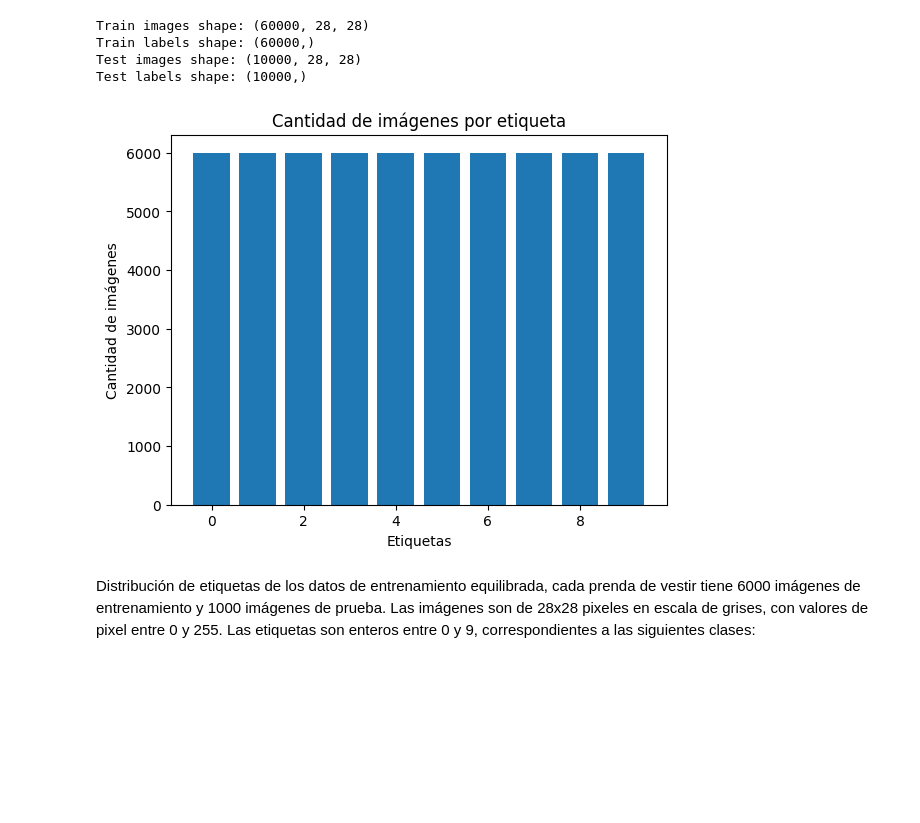
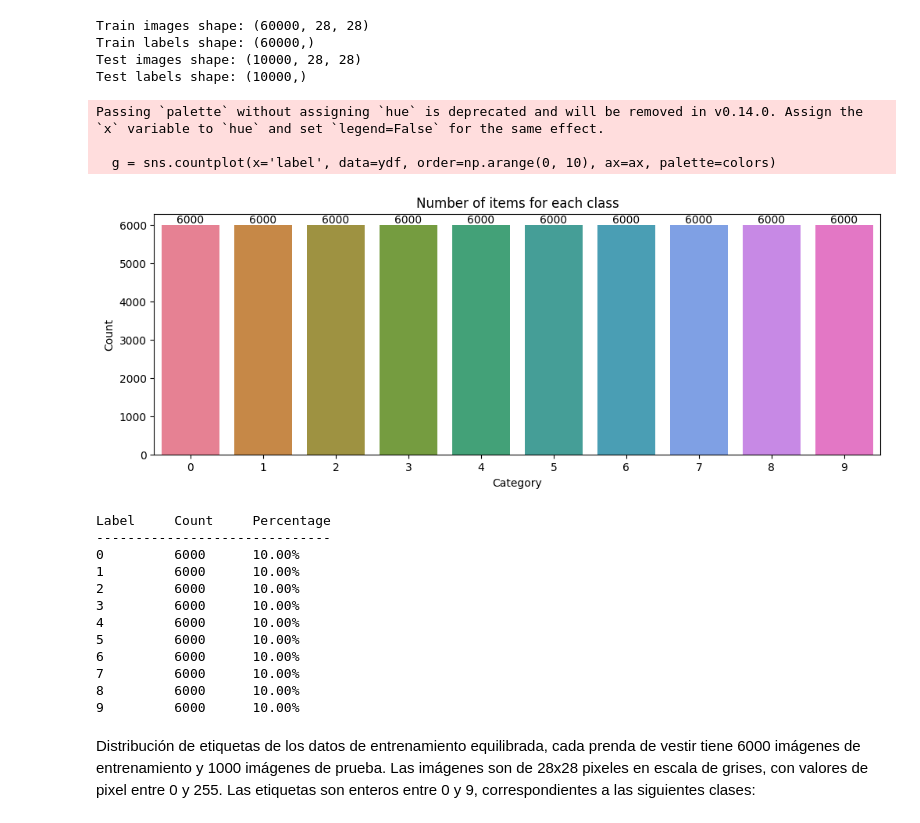
Before and after one commit to azulnogueraa/apparelsClassification, a Jupyter notebook: apparelsClassification.ipynb, the cells around one changed output. Cells and saved outputs as stored; diff of their text form; code cells hidden in the pictures; blank space fills up the shorter version.

```diff
--- a/apparelsClassification.ipynb
+++ b/apparelsClassification.ipynb
@@ -58,40 +60,73 @@ Test images shape: (10000, 28, 28)
 Test labels shape: (10000,)
 # %%
 import pandas as pd
+import numpy as np
+import matplotlib.pyplot as plt
 import seaborn as sns
 
 def plot_count_per_class(yd):
-    ydf = pd.DataFrame(yd)
-    f, ax = plt.subplots(1,1, figsize=(12,4))
-    g = sns.countplot(ydf[0], order = np.arange(0,10))
+    # Convertir las etiquetas en DataFrame
+    ydf = pd.DataFrame(yd, columns=['label'])
+    f, ax = plt.subplots(1, 1, figsize=(12, 4))
+
+    # Definir colores personalizados para cada barra
+    colors = sns.color_palette('husl', 10)  # Generar una paleta de 10 colores
+
+    # Graficar la distribución de etiquetas
+    g = sns.countplot(x='label', data=ydf, order=np.arange(0, 10), ax=ax, palette=colors)
     g.set_title("Number of items for each class")
     g.set_xlabel("Category")
+    g.set_ylabel("Count")
 
-    for p, label in zip(g.patches, np.arange(0,10)):
-        g.annotate(train_lbs[label], (p.get_x(), p.get_height()+0.1))
+    # Anotar los valores encima de las barras
+    for p in g.patches:
+        height = p.get_height()
+        g.annotate(f'{int(height)}', (p.get_x() + p.get_width() / 2., height),
+                   ha='center', va='center', fontsize=10, color='black', xytext=(0, 5),
+                   textcoords='offset points')
 
     plt.show()
 
 def get_count_per_class(yd):
-    ydf = pd.DataFrame(yd)
-    # Get the count for each label
-    label_counts = ydf[0].value_counts()
+    # Convertir las etiquetas en DataFrame
+    ydf = pd.DataFrame(yd, columns=['label'])
 
-    # Get total number of samples
+    # Obtener conteos por clase
+    label_counts = ydf['label'].value_counts().sort_index()
+
+    # Total de muestras
     total_samples = len(yd)
 
+    # Imprimir el conteo y porcentaje por clase
+    print(f"{'Label':<10}{'Count':<10}{'Percentage':<10}")
+    print("-" * 30)
+    for label, count in label_counts.items():
+        percent = (count / total_samples) * 100
+        print(f"{label:<10}{count:<10}{percent:.2f}%")
 
-    # Count the number of items in each class
-    for i in range(len(label_counts)):
-        label = train_lbs[label_counts.index[i]]
-        count = label_counts.values[i]
-        percent = (count / total_samples) * 100
-        print("{:<20s}:   {} or {}%".format(label, count, percent))
+# Suponiendo que train_lbs tiene 60,000 etiquetas
+# Asegúrate de que train_lbs es el arreglo completo de etiquetas de tu dataset
 
-plot_count_per_class(np.argmax(train_lbs,axis=1))
-get_count_per_class(np.argmax(train_lbs,axis=1))
+# Pasar las etiquetas a las funciones
+plot_count_per_class(train_lbs)
+get_count_per_class(train_lbs)
 # %% [output]
+Passing `palette` without assigning `hue` is deprecated and will be removed in v0.14.0. Assign the `x` variable to `hue` and set `legend=False` for the same effect.
+
+  g = sns.countplot(x='label', data=ydf, order=np.arange(0, 10), ax=ax, palette=colors)
-[figure, old version]
+[figure, new version]
+Label     Count     Percentage
+------------------------------
+0         6000      10.00%
+1         6000      10.00%
+2         6000      10.00%
+3         6000      10.00%
+4         6000      10.00%
+5         6000      10.00%
+6         6000      10.00%
+7         6000      10.00%
+8         6000      10.00%
+9         6000      10.00%
 # %% [markdown]
 Distribución de etiquetas de los datos de entrenamiento equilibrada, cada prenda de vestir tiene 6000 imágenes de entrenamiento y 1000 imágenes de prueba. Las imágenes son de 28x28 pixeles en escala de grises, con valores de pixel entre 0 y 255. Las etiquetas son enteros entre 0 y 9, correspondientes a las siguientes clases:
 # %% [markdown]
```
Also changed, not shown: parts of 33 cells of this notebook, 15 other files.
